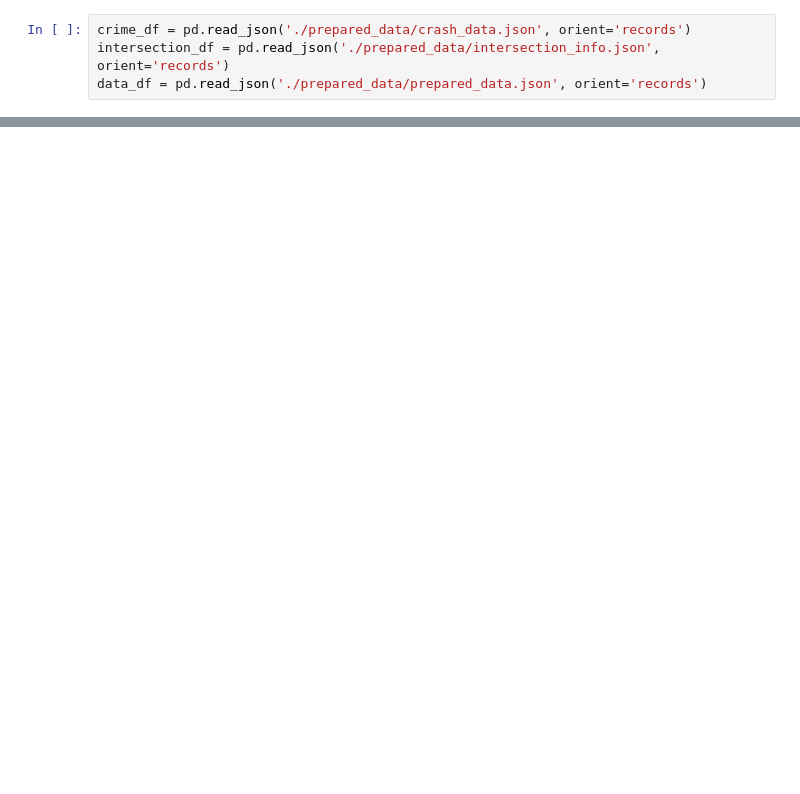
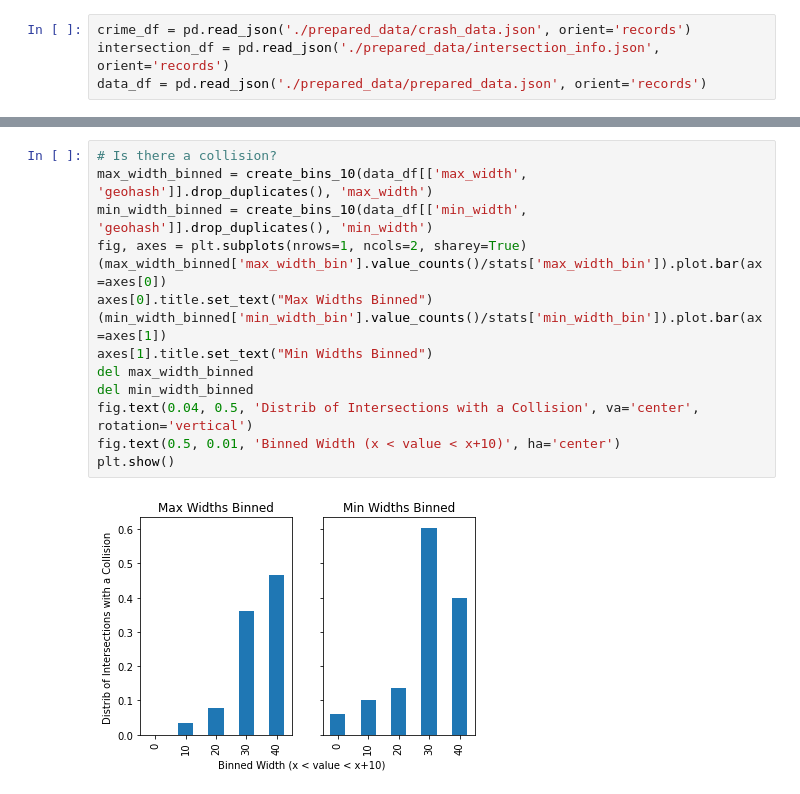
Before and after one commit to FutureProg/Burlington-Crash-Probability-2023, a Jupyter notebook: 2_analysis.ipynb, the cells around one changed output, grey strips where cells are left out. Drawn from its saved outputs; the diff is of its cells as text; blank space fills up the shorter version.

```diff
--- a/2_analysis.ipynb
+++ b/2_analysis.ipynb
@@ -35,0 +55,16 @@ ValueError: Cannot convert non-finite values (NA or inf) to integer
+# %%
+# Is there a collision?
+max_width_binned = create_bins_10(data_df[['max_width', 'geohash']].drop_duplicates(), 'max_width')
+min_width_binned = create_bins_10(data_df[['min_width', 'geohash']].drop_duplicates(), 'min_width')
+fig, axes = plt.subplots(nrows=1, ncols=2, sharey=True)
+(max_width_binned['max_width_bin'].value_counts()/stats['max_width_bin']).plot.bar(ax=axes[0])
+axes[0].title.set_text("Max Widths Binned")
+(min_width_binned['min_width_bin'].value_counts()/stats['min_width_bin']).plot.bar(ax=axes[1])
+axes[1].title.set_text("Min Widths Binned")
+del max_width_binned
+del min_width_binned
+fig.text(0.04, 0.5, 'Distrib of Intersections with a Collision', va='center', rotation='vertical')
+fig.text(0.5, 0.01, 'Binned Width (x < value < x+10)', ha='center')
+plt.show()
+# %% [output]
+[figure, added]
```
Also changed, not shown: parts of 17 cells of this notebook, 3 other files.
